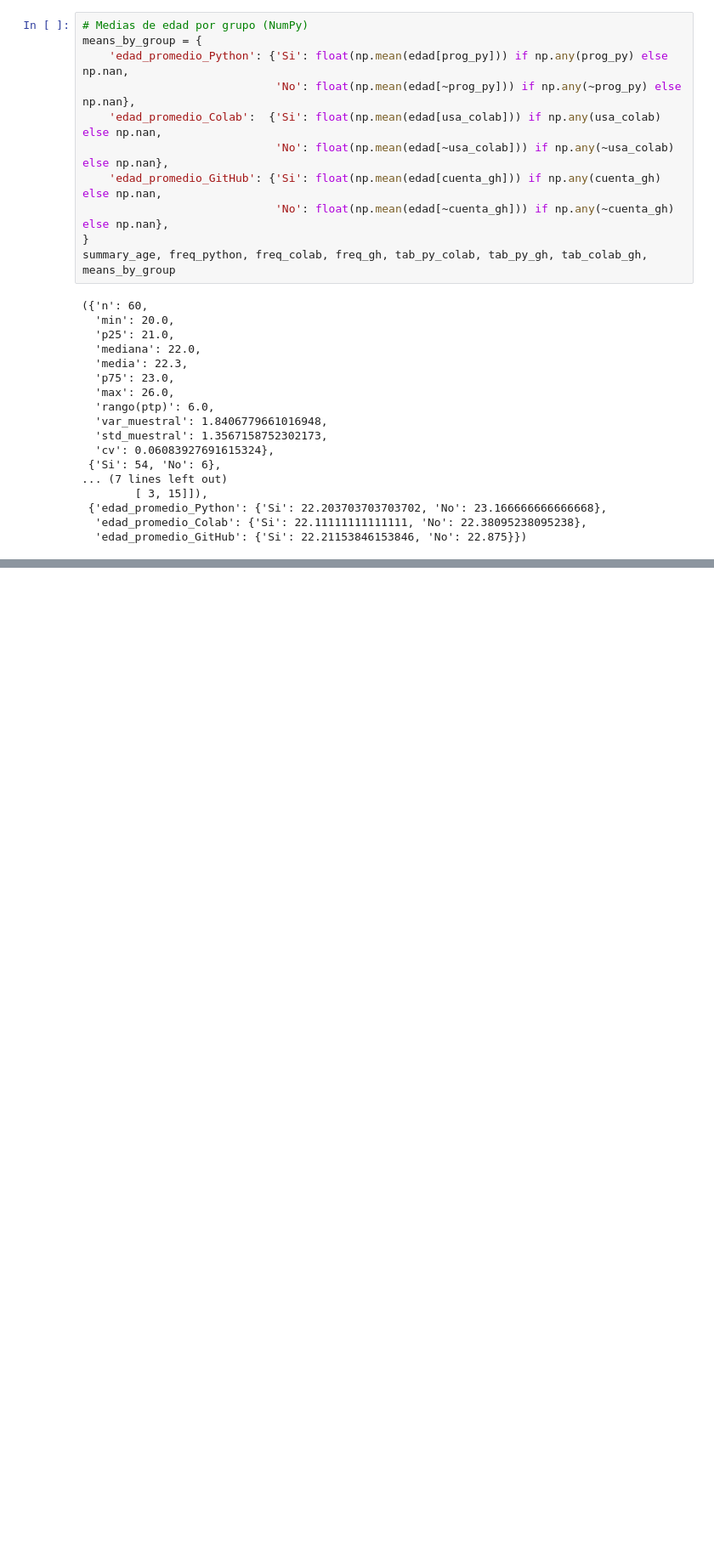
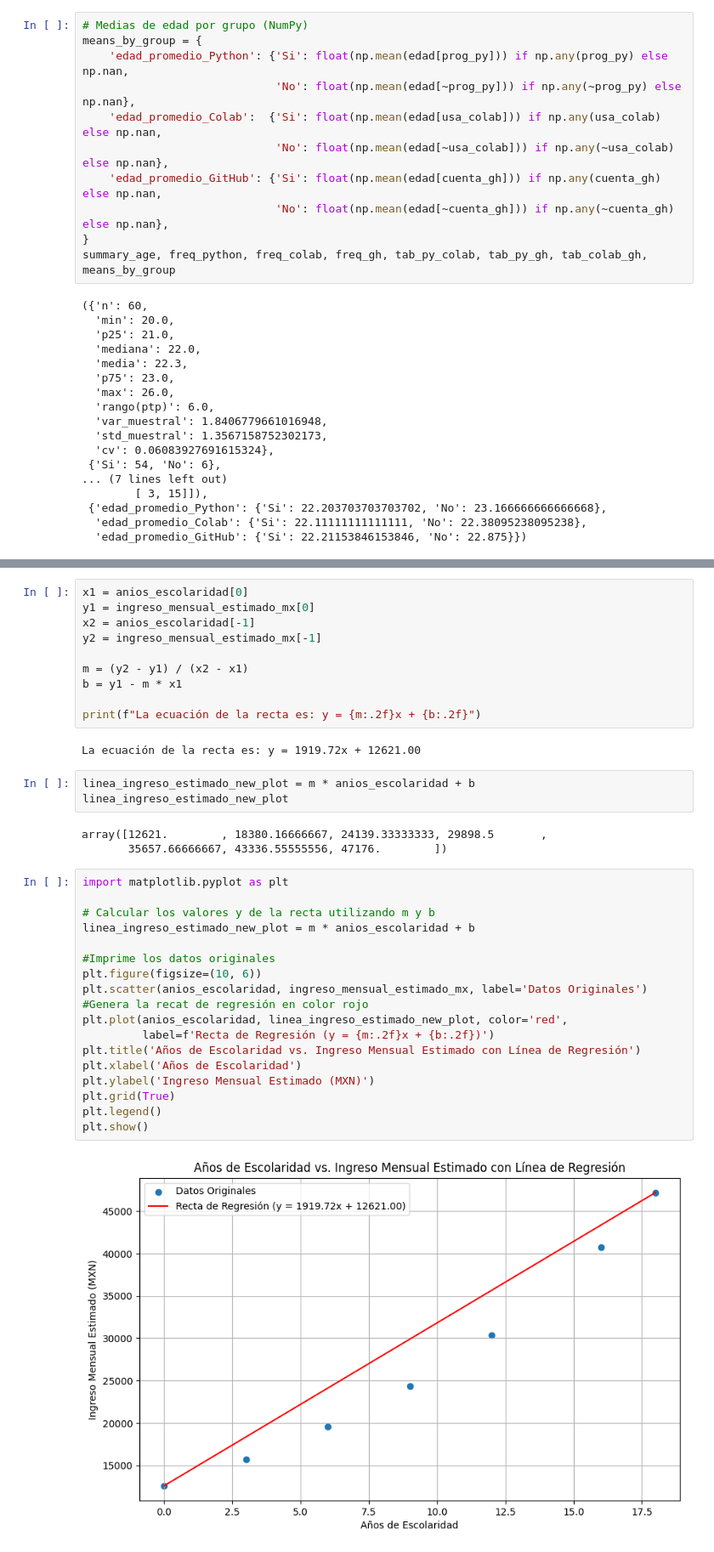
Before and after one commit to LizbethGuerreroHurtado172068/MineriaDatos, a Jupyter notebook: Untitled0.ipynb, the cells around one changed output, grey strips where cells are left out. Shown at 85% size. Cells and saved outputs as stored; diff of their text form; blank space fills up the shorter version.

```diff
--- a/Untitled0.ipynb
+++ b/Untitled0.ipynb
@@ -656,0 +681,38 @@ summary_age, freq_python, freq_colab, freq_gh, tab_py_colab, tab_py_gh, tab_cola
+# %%
+x1 = anios_escolaridad[0]
+y1 = ingreso_mensual_estimado_mx[0]
+x2 = anios_escolaridad[-1]
+y2 = ingreso_mensual_estimado_mx[-1]
+
+m = (y2 - y1) / (x2 - x1)
+b = y1 - m * x1
+
+print(f"La ecuación de la recta es: y = {m:.2f}x + {b:.2f}")
+# %% [output]
+La ecuación de la recta es: y = 1919.72x + 12621.00
+# %%
+linea_ingreso_estimado_new_plot = m * anios_escolaridad + b
+linea_ingreso_estimado_new_plot
+# %% [output]
+array([12621.        , 18380.16666667, 24139.33333333, 29898.5       ,
+       35657.66666667, 43336.55555556, 47176.        ])
+# %%
+import matplotlib.pyplot as plt
+
+# Calcular los valores y de la recta utilizando m y b
+linea_ingreso_estimado_new_plot = m * anios_escolaridad + b
+
+#Imprime los datos originales
+plt.figure(figsize=(10, 6))
+plt.scatter(anios_escolaridad, ingreso_mensual_estimado_mx, label='Datos Originales')
+#Genera la recat de regresión en color rojo
+plt.plot(anios_escolaridad, linea_ingreso_estimado_new_plot, color='red',
+         label=f'Recta de Regresión (y = {m:.2f}x + {b:.2f})')
+plt.title('Años de Escolaridad vs. Ingreso Mensual Estimado con Línea de Regresión')
+plt.xlabel('Años de Escolaridad')
+plt.ylabel('Ingreso Mensual Estimado (MXN)')
+plt.grid(True)
+plt.legend()
+plt.show()
+# %% [output]
+[figure, added]
```
Also changed, not shown: parts of 17 cells of this notebook.
